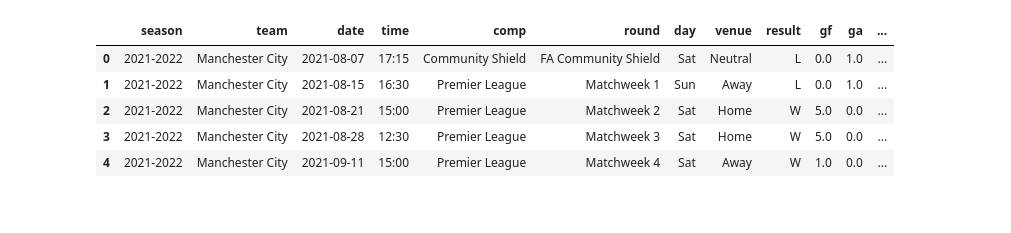
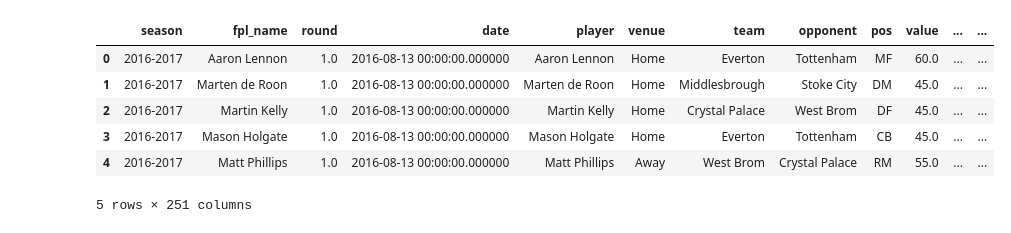
Before and after one commit to ongmk/FPL, a Jupyter notebook: fpl/notebooks/data.ipynb, the cells around one changed output. Cells and saved outputs as stored; diff of their text form; code cells hidden in the pictures.

Commit message:
[wip] feature selection

```diff
--- a/fpl/notebooks/data.ipynb
+++ b/fpl/notebooks/data.ipynb
@@ -13,12 +14,13 @@ from src.fpl.pipelines.model_pipeline.preprocessing.elo_calculation import calcu
 # %%
 conn = sqlite3.connect("../data/fpl.db")
-match_log = pd.read_sql(f"select * from raw_team_match_log", conn)
+train_val_data = pd.read_sql(f"select * from train_val_data", conn)
 conn.close()
-display(match_log.head())
+display(train_val_data.head())
 # %% [output]
-|  | season | team | date | time | comp | round | day | venue | result | gf | ga | ... |
-| 0 | 2021-2022 | Manchester City | 2021-08-07 | 17:15 | Community Shield | FA Community Shield | Sat | Neutral | L | 0.0 | 1.0 | ... |
-| 1 | 2021-2022 | Manchester City | 2021-08-15 | 16:30 | Premier League | Matchweek 1 | Sun | Away | L | 0.0 | 1.0 | ... |
-| 2 | 2021-2022 | Manchester City | 2021-08-21 | 15:00 | Premier League | Matchweek 2 | Sat | Home | W | 5.0 | 0.0 | ... |
-| 3 | 2021-2022 | Manchester City | 2021-08-28 | 12:30 | Premier League | Matchweek 3 | Sat | Home | W | 5.0 | 0.0 | ... |
-| 4 | 2021-2022 | Manchester City | 2021-09-11 | 15:00 | Premier League | Matchweek 4 | Sat | Away | W | 1.0 | 0.0 | ... |
+|  | season | fpl_name | round | date | player | venue | team | opponent | pos | value | ... | ... |
+| 0 | 2016-2017 | Aaron Lennon | 1.0 | 2016-08-13 00:00:00.000000 | Aaron Lennon | Home | Everton | Tottenham | MF | 60.0 | ... | ... |
+| 1 | 2016-2017 | Marten de Roon | 1.0 | 2016-08-13 00:00:00.000000 | Marten de Roon | Home | Middlesbrough | Stoke City | DM | 45.0 | ... | ... |
+| 2 | 2016-2017 | Martin Kelly | 1.0 | 2016-08-13 00:00:00.000000 | Martin Kelly | Home | Crystal Palace | West Brom | DF | 45.0 | ... | ... |
+| 3 | 2016-2017 | Mason Holgate | 1.0 | 2016-08-13 00:00:00.000000 | Mason Holgate | Home | Everton | Tottenham | CB | 45.0 | ... | ... |
+| 4 | 2016-2017 | Matt Phillips | 1.0 | 2016-08-13 00:00:00.000000 | Matt Phillips | Away | West Brom | Crystal Palace | RM | 55.0 | ... | ... |
+5 rows × 251 columns
```
Also changed, not shown: parts of 5 cells of this notebook, 15 other files.
